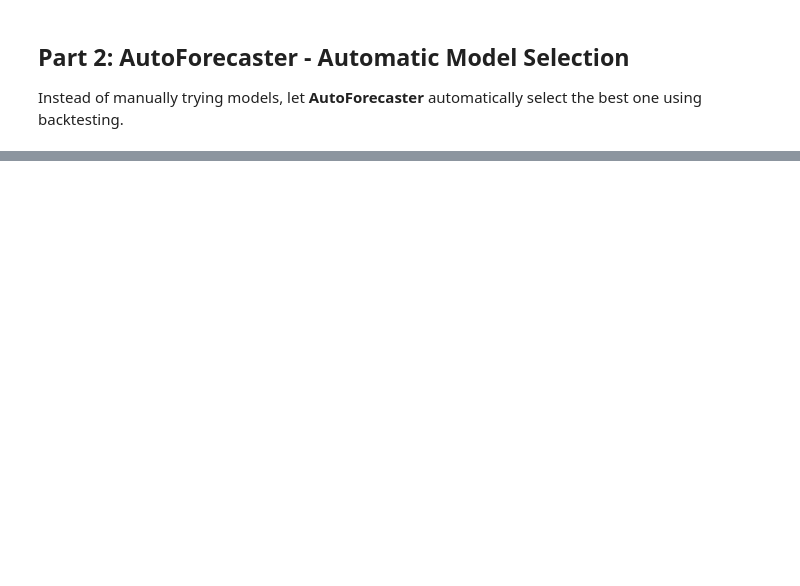
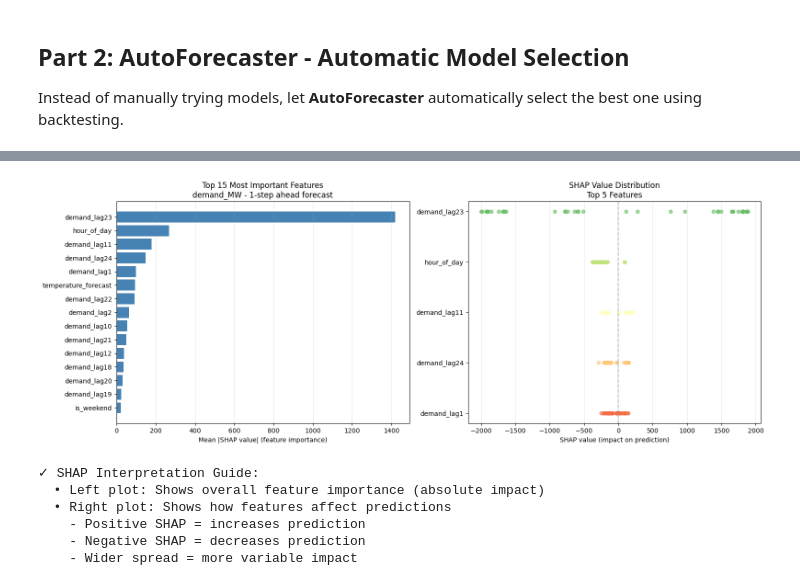
Before and after one commit to weibinxu86/autotsforecast, a Jupyter notebook: autotsforecast/examples/autotsforecast_tutorial.ipynb, the cells around one changed output, grey strips where cells are left out. Cells and saved outputs as stored; diff of their text form; code cells hidden in the pictures; blank space fills up the shorter version.

```diff
--- a/autotsforecast/examples/autotsforecast_tutorial.ipynb
+++ b/autotsforecast/examples/autotsforecast_tutorial.ipynb
@@ -300,14 +1419,66 @@ except Exception as e:
 # %%
-# Plot SHAP summary for North region
+# Visualize SHAP values (if available)
 try:
-    interpreter.plot_shap_summary(
-        X=X_features,
-        shap_values_dict=shap_values,
-        target_name='North',
-        plot_type='bar'
-    )
+    import shap
+
+    if 'shap_values' in locals() and 'X_for_shap' in locals() and 'feature_names' in locals():
+        # Create summary plot
+        fig, axes = plt.subplots(1, 2, figsize=(16, 6))
+
+        # Plot 1: Bar plot of mean absolute SHAP values
+        mean_shap = np.abs(shap_values).mean(axis=0)
+        top_n = 15
+        top_indices = np.argsort(mean_shap)[-top_n:]
+
+        axes[0].barh(range(top_n), mean_shap[top_indices], color='steelblue')
+        axes[0].set_yticks(range(top_n))
+        axes[0].set_yticklabels([feature_names[i] if i < len(feature_names) else f'Feature {i}'
+                                   for i in top_indices])
+        axes[0].set_xlabel('Mean |SHAP value| (feature importance)')
+        axes[0].set_title(f'Top {top_n} Most Important Features\n{first_target} - 1-step ahead forecast')
+        axes[0].grid(True, alpha=0.3, axis='x')
+
+        # Plot 2: SHAP value distribution for top 5 features
+        top_5 = top_indices[-5:]
+        colors = plt.cm.RdYlGn(np.linspace(0.2, 0.8, 5))
+
+        for i, (idx, color) in enumerate(zip(top_5, colors)):
+            feat_name = feature_names[idx] if idx < len(feature_names) else f'Feature {idx}'
+            axes[1].scatter(shap_values[:, idx], [i] * len(shap_values[:, idx]),
+                          alpha=0.6, color=color, label=feat_name, s=30)
+
+        axes[1].set_yticks(range(5))
+        axes[1].set_yticklabels([feature_names[i] if i < len(feature_names) else f'Feature {i}'
+                                 for i in top_5])
+        axes[1].set_xlabel('SHAP value (impact on prediction)')
+        axes[1].set_title('SHAP Value Distribution\nTop 5 Features')
+        axes[1].axvline(x=0, color='gray', linestyle='--', alpha=0.5)
+        axes[1].grid(True, alpha=0.3, axis='x')
+
+        plt.tight_layout()
+        plt.show()
+
+        print(f"\n✓ SHAP Interpretation Guide:")
+        print(f"  • Left plot: Shows overall feature importance (absolute impact)")
+        print(f"  • Right plot: Shows how features affect predictions")
+        print(f"    - Positive SHAP = increases prediction")
+        print(f"    - Negative SHAP = decreases prediction")
+        print(f"    - Wider spread = more variable impact")
+    else:
+        print("ℹ️  No SHAP values to plot (may need to run previous cell)")
+
+except ImportError:
+    print("ℹ️  SHAP not available for plotting (not installed)")
 except Exception as e:
-    print(f"Plotting not available: {e}")
+    print(f"⚠️  Plotting error: {e}")
+# %% [output]
+[figure, added]
+✓ SHAP Interpretation Guide:
+  • Left plot: Shows overall feature importance (absolute impact)
+  • Right plot: Shows how features affect predictions
+    - Positive SHAP = increases prediction
+    - Negative SHAP = decreases prediction
+    - Wider spread = more variable impact
 # %% [markdown]
 ## Summary
 
```
Also changed, not shown: parts of 35 cells of this notebook, 3 other files.
